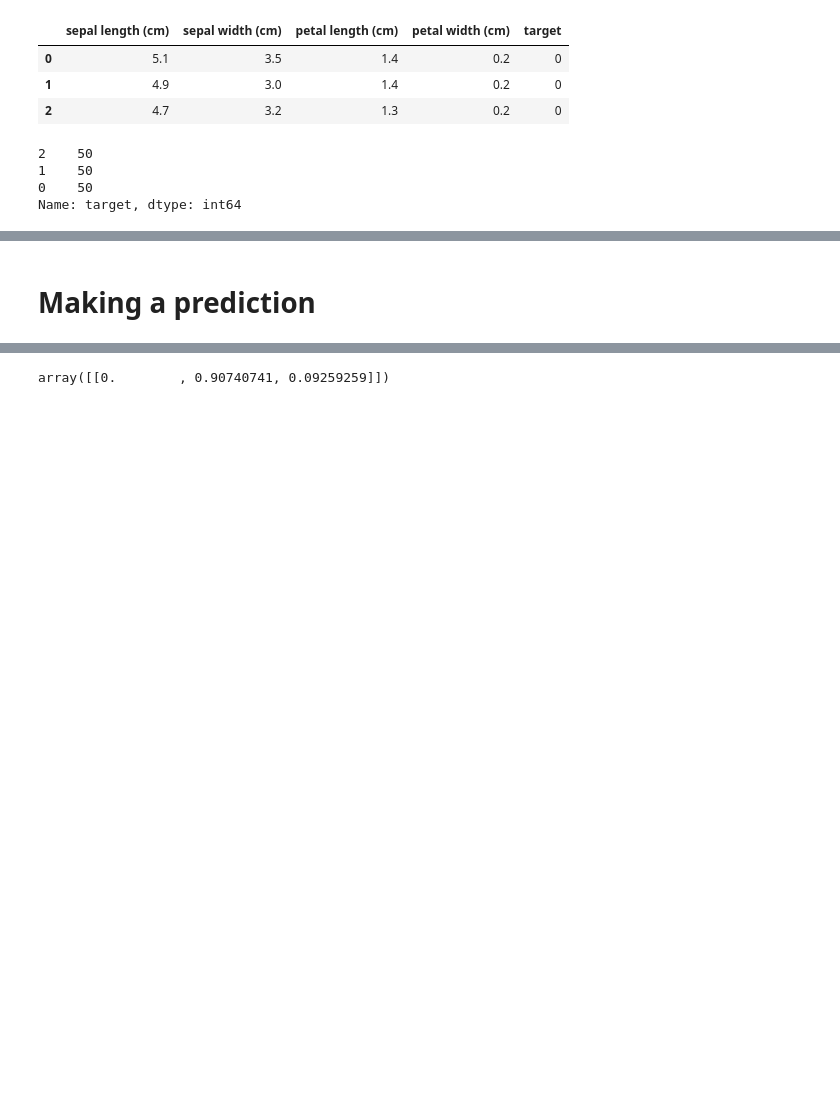
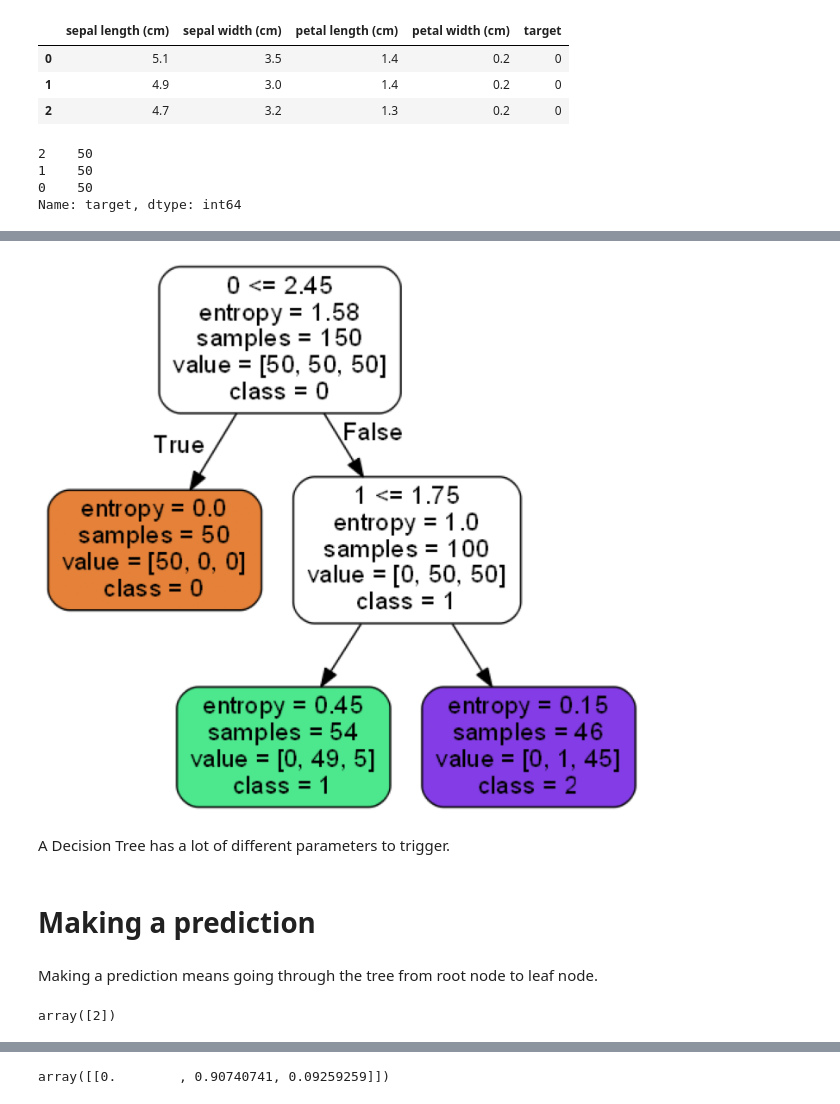
Before and after one commit to iubh/DLMDSML01, a Jupyter notebook: Q_A_Sessions/05_decision_trees_ensemble_methods/05_decision_trees_and_random_forests.ipynb, the cells around one changed output, grey strips where cells are left out. Saved outputs shown, nothing was run; the diff lists cells and outputs as text; code cells hidden in the pictures; blank space fills up the shorter version.

```diff
--- a/Q_A_Sessions/05_decision_trees_ensemble_methods/05_decision_trees_and_random_forests.ipynb
+++ b/Q_A_Sessions/05_decision_trees_ensemble_methods/05_decision_trees_and_random_forests.ipynb
@@ -191,0 +79,7 @@ Parameters
+# %%
+import treeplot
+ax = treeplot.plot(tree_clf, plottype='vertical')
+# %% [output]
+[figure, added]
+# %% [markdown]
+A Decision Tree has a lot of different parameters to trigger.
@@ -192,2 +88,8 @@ Parameters
 # %% [markdown]
 # Making a prediction
+# %% [markdown]
+Making a prediction means going through the tree from root node to leaf node.
+# %%
+tree_clf.predict([[2.7, 10.5]])
+# %% [output]
+array([2])
```
Also changed, not shown: parts of 41 cells of this notebook, 10 other files.
